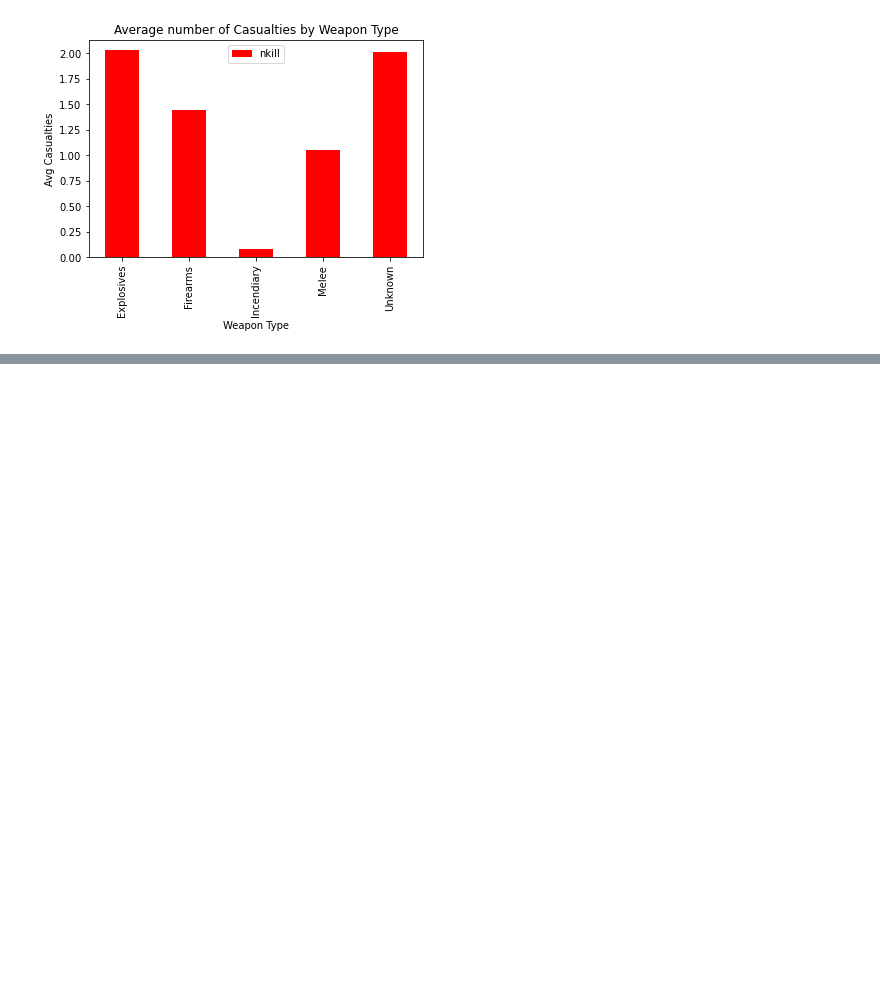
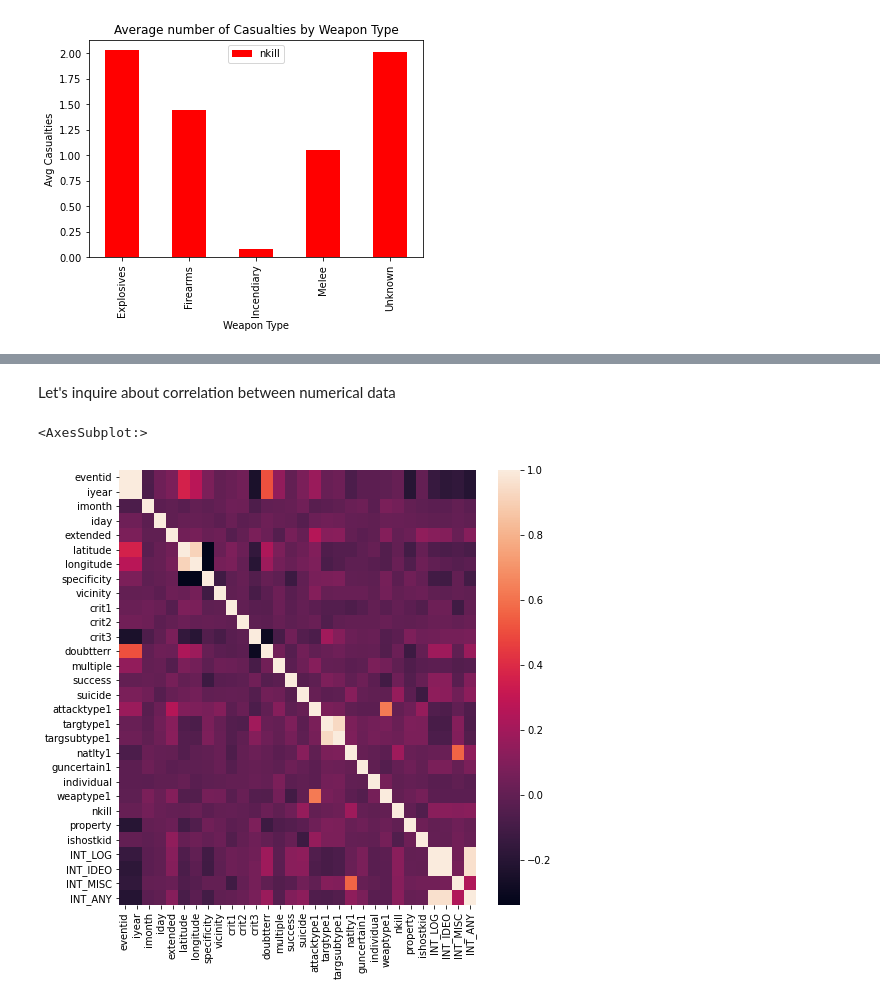
Before and after one commit to Daniel870801/Egypt_terrorism_dataset, a Jupyter notebook: EDA and Insights.ipynb, the cells around one changed output, grey strips where cells are left out. Cells and saved outputs as stored; diff of their text form; code cells hidden in the pictures; blank space fills up the shorter version.

Commit message:
correlation

```diff
--- a/EDA and Insights.ipynb
+++ b/EDA and Insights.ipynb
@@ -149,0 +138,9 @@ data[['provstate','nkill']].groupby('provstate').agg('sum').sort_values(by='nkil
+# %% [markdown]
+Let's inquire about correlation between numerical data
+# %%
+correlation=data.select_dtypes(include=np.number).corr()
+plt.figure(figsize=(8,8))
+sns.heatmap(correlation)
+# %% [output]
+<AxesSubplot:>
+[figure, added]
```
Also changed, not shown: parts of 15 cells of this notebook.
